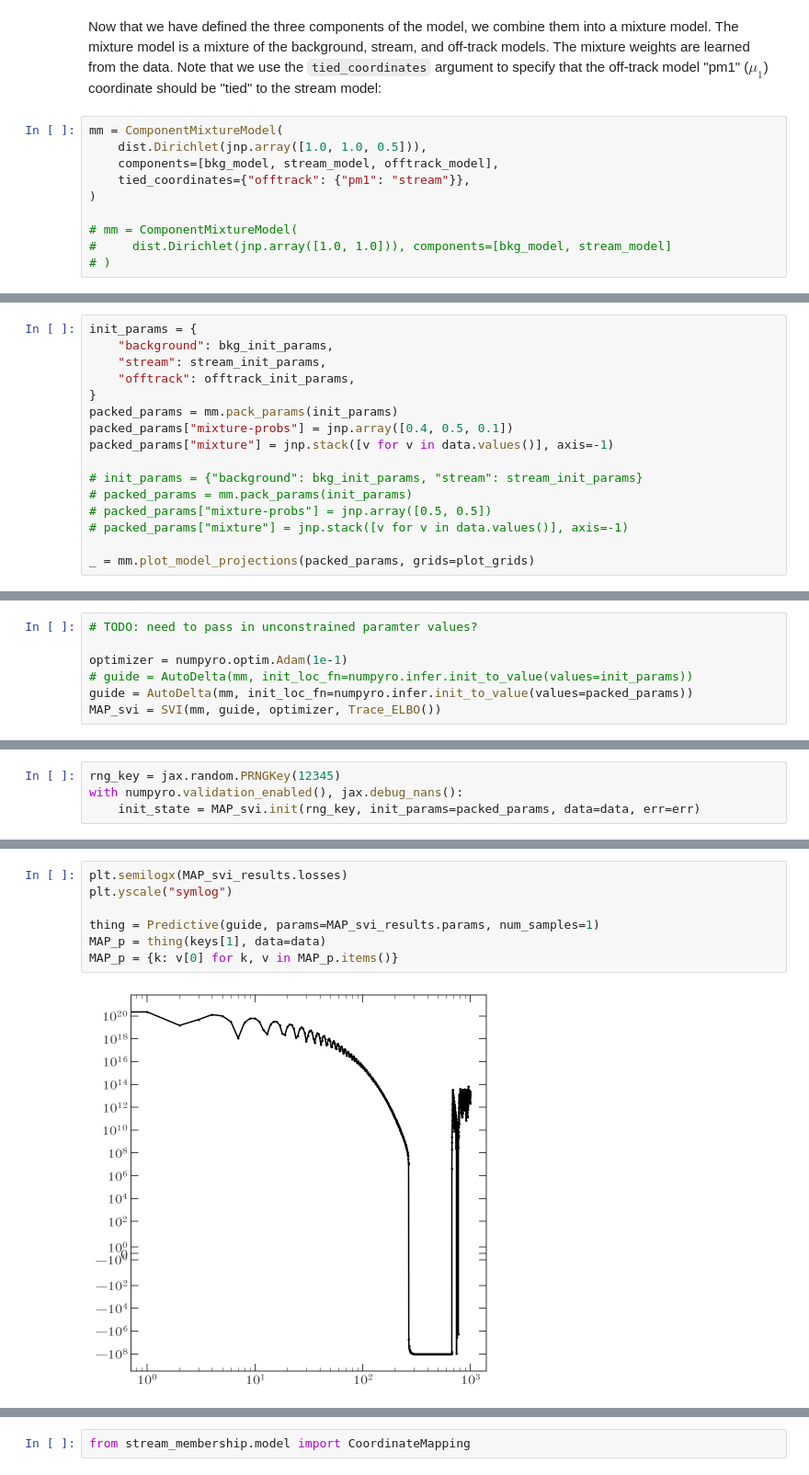
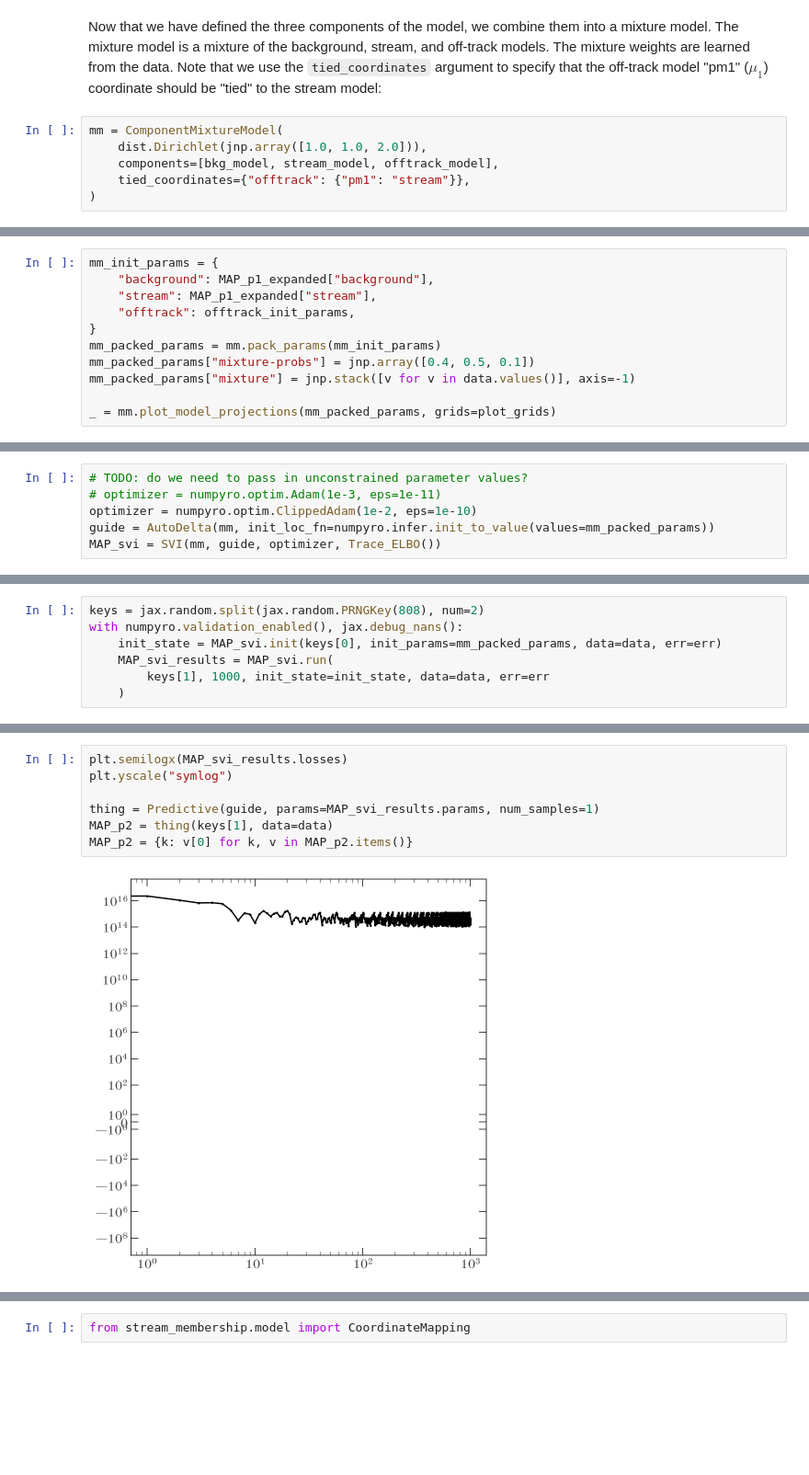
Before and after one commit to stellarstreams/stream-membership, a Jupyter notebook: notebooks/Tutorial-stream-offtrack-background.ipynb, the cells around one changed output, grey strips where cells are left out. Shown at 92% size. Cells and saved outputs as stored; diff of their text form; blank space fills up the shorter version.

```diff
--- a/notebooks/Tutorial-stream-offtrack-background.ipynb
+++ b/notebooks/Tutorial-stream-offtrack-background.ipynb
@@ -354,11 +423,7 @@ axes[0].scatter(
 Now that we have defined the three components of the model, we combine them into a mixture model. The mixture model is a mixture of the background, stream, and off-track models. The mixture weights are learned from the data. Note that we use the `tied_coordinates` argument to specify that the off-track model "pm1" ($\mu_1$) coordinate should be "tied" to the stream model:
 # %%
 mm = ComponentMixtureModel(
-    dist.Dirichlet(jnp.array([1.0, 1.0, 0.5])),
+    dist.Dirichlet(jnp.array([1.0, 1.0, 2.0])),
     components=[bkg_model, stream_model, offtrack_model],
     tied_coordinates={"offtrack": {"pm1": "stream"}},
 )
-
-# mm = ComponentMixtureModel(
-#     dist.Dirichlet(jnp.array([1.0, 1.0])), components=[bkg_model, stream_model]
-# )
@@ -367,17 +430,12 @@ Success! Now we can run an optimizer to find the MAP parameters. There are a few
 # %%
-init_params = {
-    "background": bkg_init_params,
-    "stream": stream_init_params,
+mm_init_params = {
+    "background": MAP_p1_expanded["background"],
+    "stream": MAP_p1_expanded["stream"],
     "offtrack": offtrack_init_params,
 }
-packed_params = mm.pack_params(init_params)
-packed_params["mixture-probs"] = jnp.array([0.4, 0.5, 0.1])
-packed_params["mixture"] = jnp.stack([v for v in data.values()], axis=-1)
+mm_packed_params = mm.pack_params(mm_init_params)
+mm_packed_params["mixture-probs"] = jnp.array([0.4, 0.5, 0.1])
+mm_packed_params["mixture"] = jnp.stack([v for v in data.values()], axis=-1)
 
-# init_params = {"background": bkg_init_params, "stream": stream_init_params}
-# packed_params = mm.pack_params(init_params)
-# packed_params["mixture-probs"] = jnp.array([0.5, 0.5])
-# packed_params["mixture"] = jnp.stack([v for v in data.values()], axis=-1)
-
-_ = mm.plot_model_projections(packed_params, grids=plot_grids)
+_ = mm.plot_model_projections(mm_packed_params, grids=plot_grids)
 # %% [output]
@@ -385,7 +443,6 @@ _ = mm.plot_model_projections(packed_params, grids=plot_grids)
 # %%
-# TODO: need to pass in unconstrained paramter values?
-
-optimizer = numpyro.optim.Adam(1e-1)
-# guide = AutoDelta(mm, init_loc_fn=numpyro.infer.init_to_value(values=init_params))
-guide = AutoDelta(mm, init_loc_fn=numpyro.infer.init_to_value(values=packed_params))
+# TODO: do we need to pass in unconstrained parameter values?
+# optimizer = numpyro.optim.Adam(1e-3, eps=1e-11)
+optimizer = numpyro.optim.ClippedAdam(1e-2, eps=1e-10)
+guide = AutoDelta(mm, init_loc_fn=numpyro.infer.init_to_value(values=mm_packed_params))
 MAP_svi = SVI(mm, guide, optimizer, Trace_ELBO())
@@ -402,4 +449,7 @@ with numpyro.validation_enabled(), jax.debug_nans():
 # %%
-rng_key = jax.random.PRNGKey(12345)
+keys = jax.random.split(jax.random.PRNGKey(808), num=2)
 with numpyro.validation_enabled(), jax.debug_nans():
-    init_state = MAP_svi.init(rng_key, init_params=packed_params, data=data, err=err)
+    init_state = MAP_svi.init(keys[0], init_params=mm_packed_params, data=data, err=err)
+    MAP_svi_results = MAP_svi.run(
+        keys[1], 1000, init_state=init_state, data=data, err=err
+    )
@@ -429,9 +478,9 @@ MAP_svi_results.params
 # %%
 plt.semilogx(MAP_svi_results.losses)
 plt.yscale("symlog")
 
 thing = Predictive(guide, params=MAP_svi_results.params, num_samples=1)
-MAP_p = thing(keys[1], data=data)
-MAP_p = {k: v[0] for k, v in MAP_p.items()}
+MAP_p2 = thing(keys[1], data=data)
+MAP_p2 = {k: v[0] for k, v in MAP_p2.items()}
 # %% [output]
-[figure, old version]
+[figure, new version]
```
Also changed, not shown: parts of 37 cells of this notebook, 1 other file.
